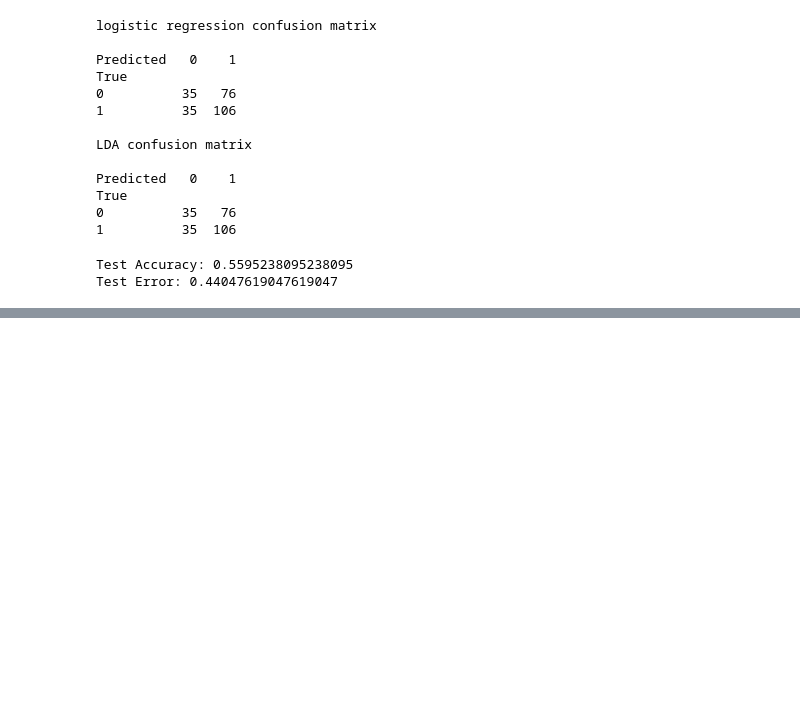
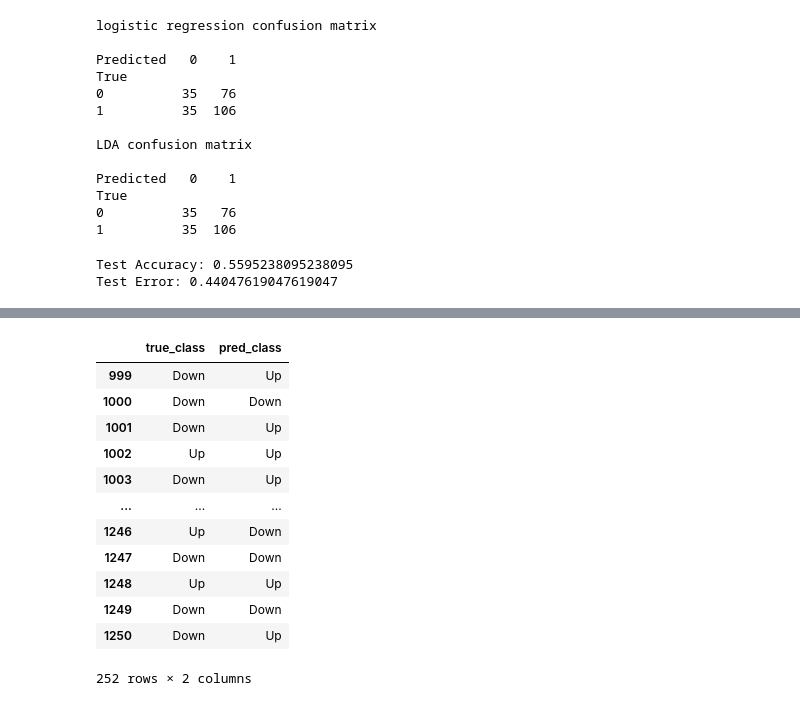
Before and after one commit to mjalalimanesh/Statistical-Learning-ISLR-Python, a Jupyter notebook: lab4.ipynb, the cells around one changed output, grey strips where cells are left out. Saved outputs shown, nothing was run; the diff lists cells and outputs as text; code cells hidden in the pictures; blank space fills up the shorter version.

```diff
--- a/lab4.ipynb
+++ b/lab4.ipynb
@@ -402,0 +467,30 @@ Test Error: 0.44047619047619047
+# %%
+from sklearn.neighbors import KNeighborsClassifier
+
+X_train = train.loc[:,'Lag1':'Lag2']
+y_train = train.Direction
+
+X_test = smarket_2005.loc[:,'Lag1':'Lag2']
+y_test = smarket_2005.Direction
+
+knn_model = KNeighborsClassifier(n_neighbors=1)
+knn_fit = knn_model.fit(X_train, y_train)
+# %%
+# prediction summary
+pd.DataFrame({'true_class' : y_test,
+              'pred_class': knn_fit.predict(X_test)},
+             columns=['true_class', 'pred_class'])
+# %% [output]
+|  | true_class | pred_class |
+| 999 | Down | Up |
+| 1000 | Down | Down |
+| 1001 | Down | Up |
+| 1002 | Up | Up |
+| 1003 | Down | Up |
+| ... | ... | ... |
+| 1246 | Up | Down |
+| 1247 | Down | Down |
+| 1248 | Up | Up |
+| 1249 | Down | Down |
+| 1250 | Down | Up |
+252 rows × 2 columns
```
Also changed, not shown: parts of 20 cells of this notebook.
